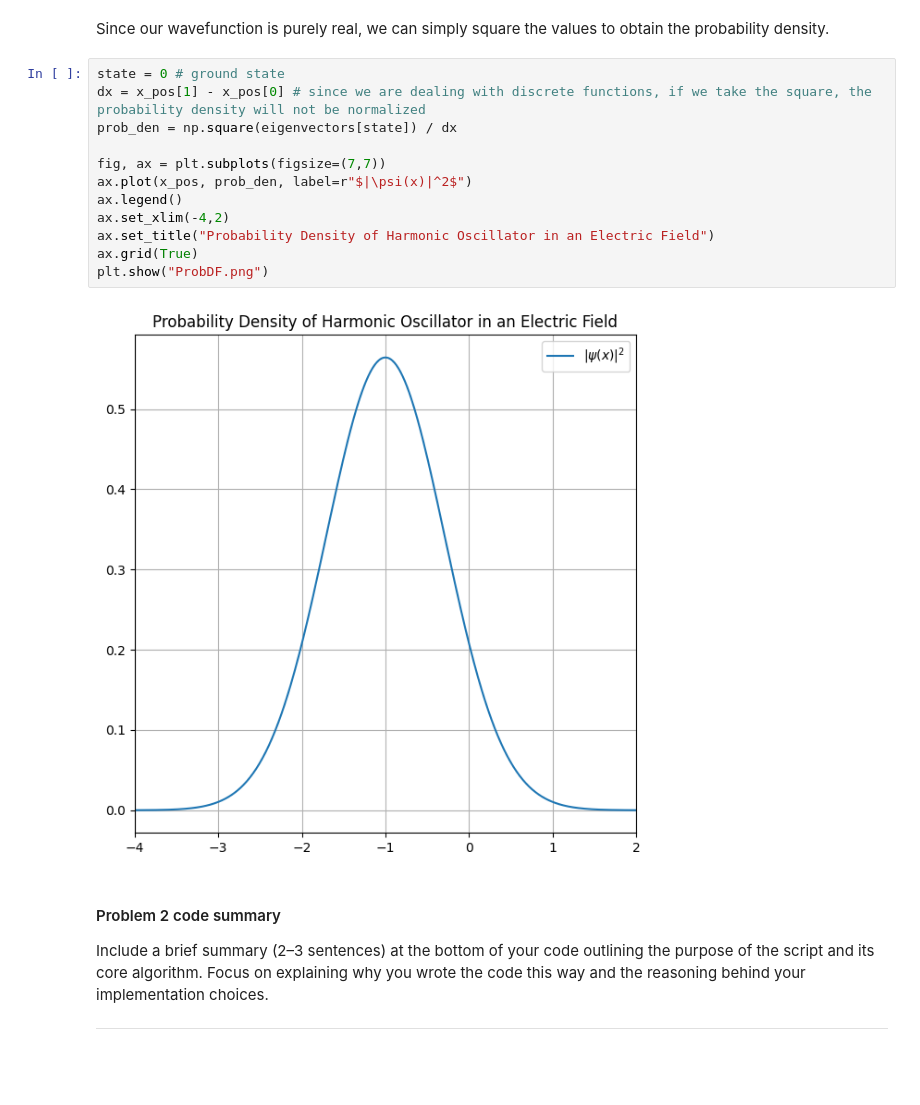
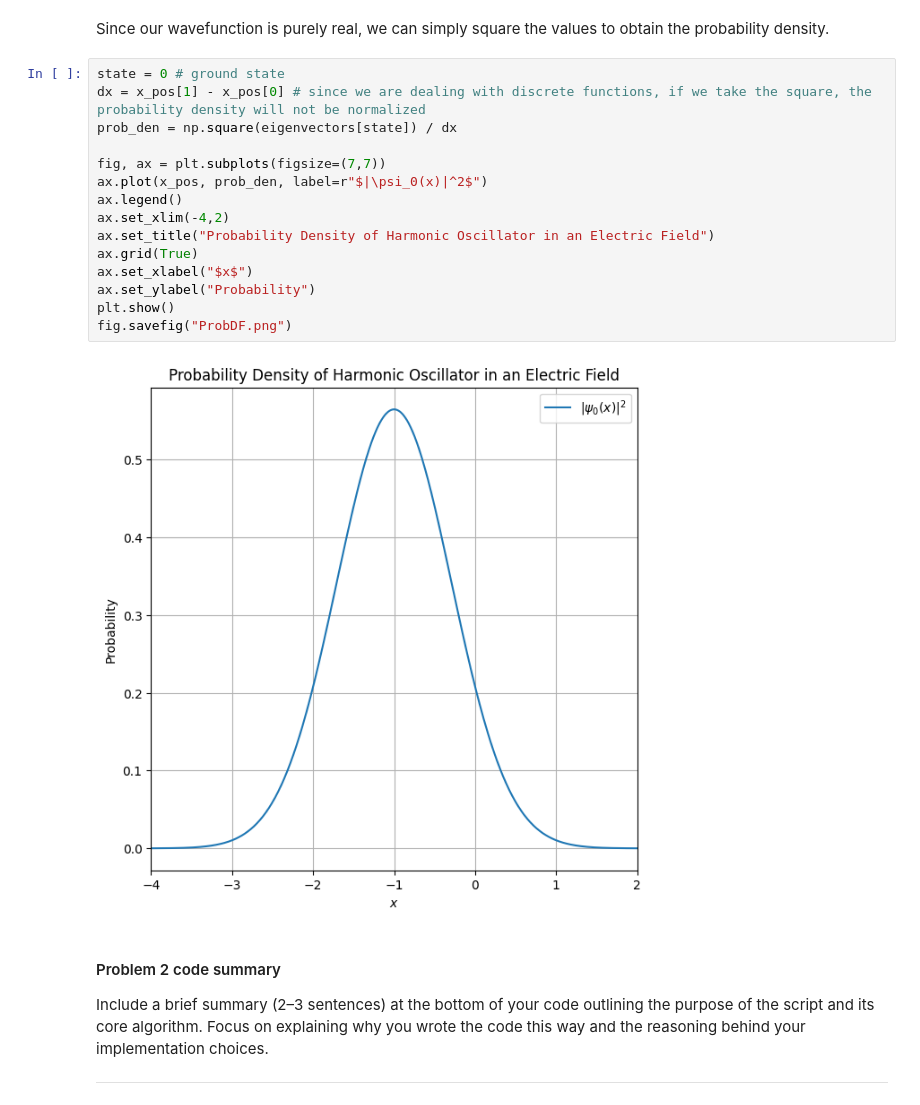
Before and after one commit to LorenzoJoquino/AP155_TX1_1sAY2627, a Jupyter notebook: Rivera/Exercise 6 - Eigenfunctions/6Eigs_RIVERA.ipynb, the cells around one changed output. Cells and saved outputs as stored; diff of their text form; blank space fills up the shorter version.

```diff
--- a/Rivera/Exercise 6 - Eigenfunctions/6Eigs_RIVERA.ipynb
+++ b/Rivera/Exercise 6 - Eigenfunctions/6Eigs_RIVERA.ipynb
@@ -318,17 +360,20 @@ Since our wavefunction is purely real, we can simply square the values to obtain
 # %%
 state = 0 # ground state
 dx = x_pos[1] - x_pos[0] # since we are dealing with discrete functions, if we take the square, the probability density will not be normalized
 prob_den = np.square(eigenvectors[state]) / dx
 
 fig, ax = plt.subplots(figsize=(7,7))
-ax.plot(x_pos, prob_den, label=r"$|\psi(x)|^2$")
+ax.plot(x_pos, prob_den, label=r"$|\psi_0(x)|^2$")
 ax.legend()
 ax.set_xlim(-4,2)
 ax.set_title("Probability Density of Harmonic Oscillator in an Electric Field")
 ax.grid(True)
-plt.show("ProbDF.png")
+ax.set_xlabel("$x$")
+ax.set_ylabel("Probability")
+plt.show()
+fig.savefig("ProbDF.png")
 # %% [output]
-[figure, old version]
+[figure, new version]
 # %% [markdown]
 #### Problem 2 code summary
 
```
Also changed, not shown: parts of 10 cells of this notebook, 4 other files.
